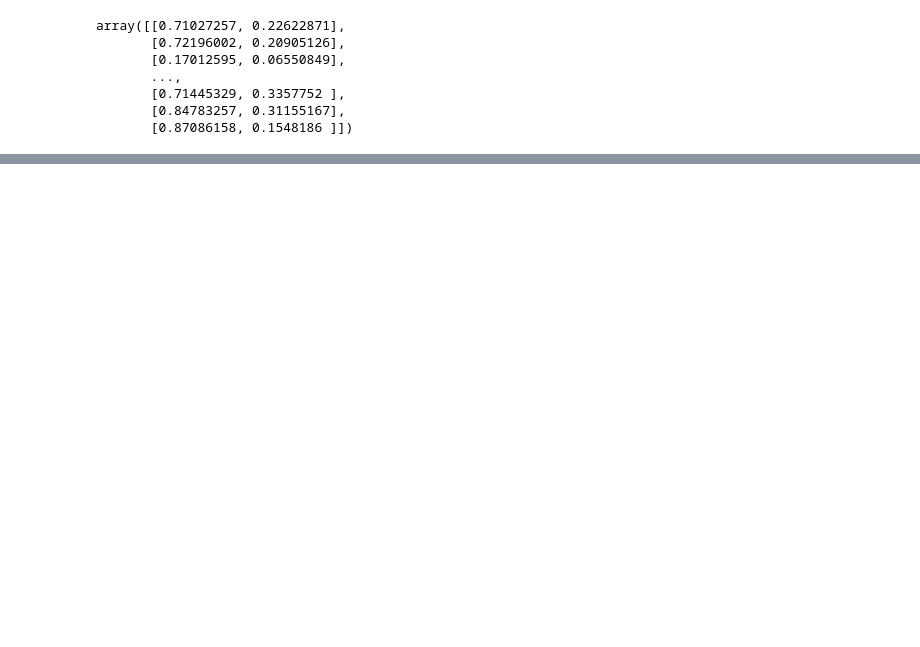
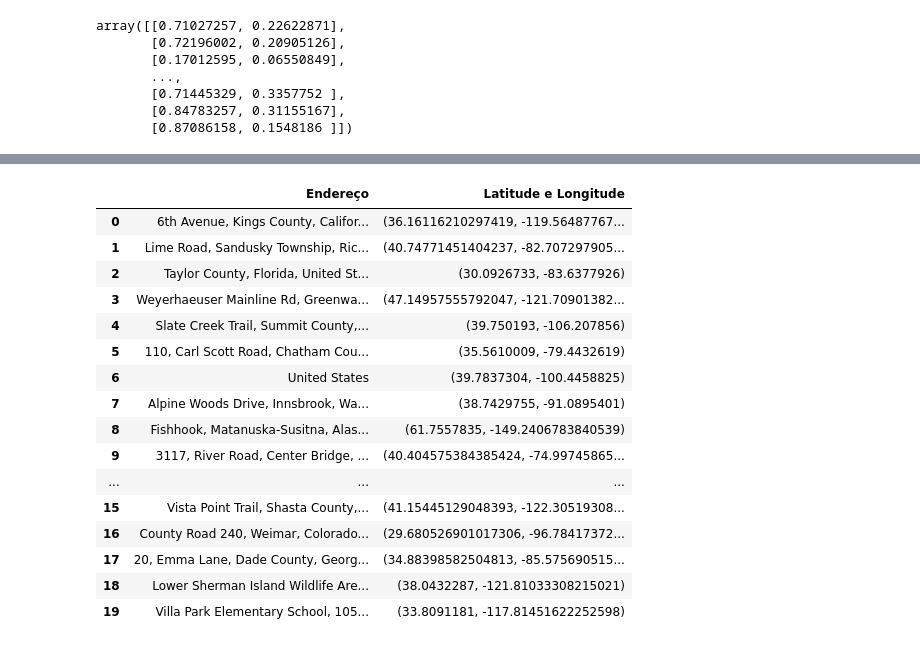
Before and after one commit to robertasilvano/UFOs_datascience, a Jupyter notebook: clustering_usa.ipynb, the cells around one changed output, grey strips where cells are left out. Cells and saved outputs as stored; diff of their text form; code cells hidden in the pictures; blank space fills up the shorter version.

```diff
--- a/clustering_usa.ipynb
+++ b/clustering_usa.ipynb
@@ -143,0 +138,4 @@ plt.show()
+# %%
+geolocator = Nominatim(user_agent="geoapiExercises")
+geocode = RateLimiter(geolocator.geocode, min_delay_seconds=1)
+reverse = RateLimiter(geolocator.reverse, min_delay_seconds=1)
@@ -143,0 +169,5 @@ plt.show()
+# %%
+centers_notscaled = df_centers[['lat', 'lon']]
+centers_notscaled = centers_notscaled.to_records(index=False)
+centers_notscaled = list(centers_notscaled)
+centers_notscaled
@@ -143,0 +195,24 @@ plt.show()
+# %%
+locations = [reverse(loc) for loc in centers_notscaled if loc]
+# %%
+df_locations = pd.DataFrame(locations)
+df_locations.rename(columns={0:'Endereço', 1:'Latitude e Longitude'}, inplace=True)
+df_locations
+# %% [output]
+|  | Endereço | Latitude e Longitude |
+| 0 | 6th Avenue, Kings County, Califor... | (36.16116210297419, -119.56487767... |
+| 1 | Lime Road, Sandusky Township, Ric... | (40.74771451404237, -82.707297905... |
+| 2 | Taylor County, Florida, United St... | (30.0926733, -83.6377926) |
+| 3 | Weyerhaeuser Mainline Rd, Greenwa... | (47.14957555792047, -121.70901382... |
+| 4 | Slate Creek Trail, Summit County,... | (39.750193, -106.207856) |
+| 5 | 110, Carl Scott Road, Chatham Cou... | (35.5610009, -79.4432619) |
+| 6 | United States | (39.7837304, -100.4458825) |
+| 7 | Alpine Woods Drive, Innsbrook, Wa... | (38.7429755, -91.0895401) |
+| 8 | Fishhook, Matanuska-Susitna, Alas... | (61.7557835, -149.2406783840539) |
+| 9 | 3117, River Road, Center Bridge, ... | (40.404575384385424, -74.99745865... |
+| ... | ... | ... |
+| 15 | Vista Point Trail, Shasta County,... | (41.15445129048393, -122.30519308... |
+| 16 | County Road 240, Weimar, Colorado... | (29.680526901017306, -96.78417372... |
+| 17 | 20, Emma Lane, Dade County, Georg... | (34.88398582504813, -85.575690515... |
+| 18 | Lower Sherman Island Wildlife Are... | (38.0432287, -121.81033308215021) |
+| 19 | Villa Park Elementary School, 105... | (33.8091181, -117.81451622252598) |
```
Also changed, not shown: parts of 22 cells of this notebook, 4 other files.
